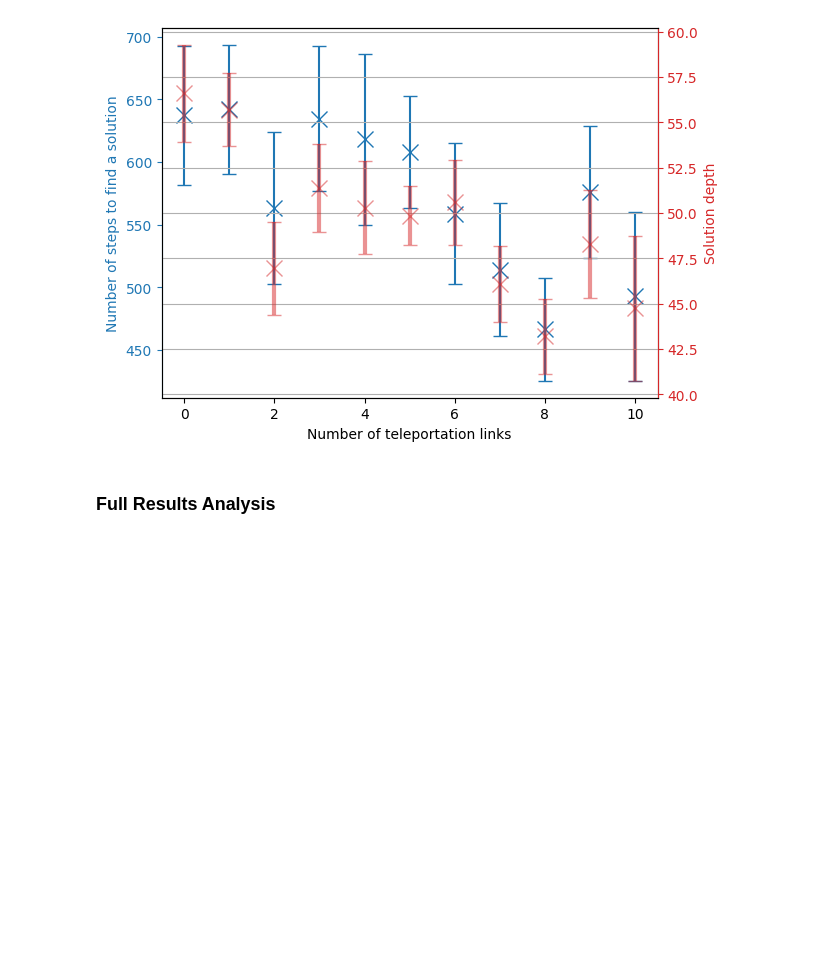
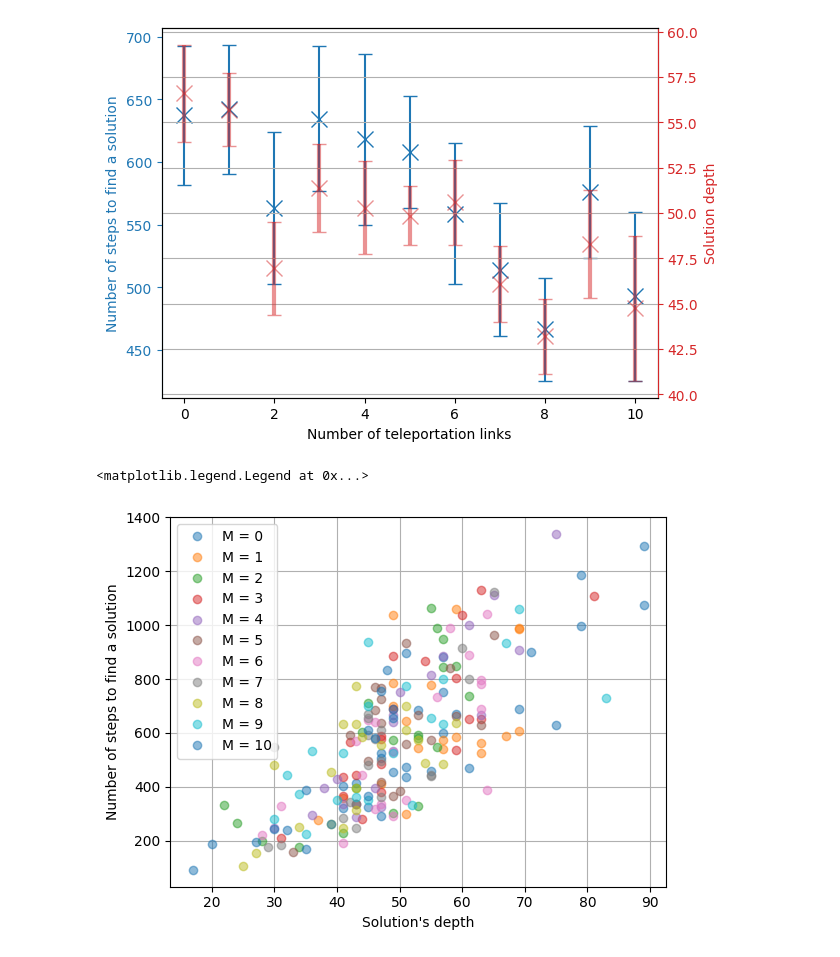
Before and after one commit to 0xInfty/TeleportationMaze, a Jupyter notebook: RandomMazeAStarGrowingM.ipynb, the cells around one changed output. Saved outputs shown, nothing was run; the diff lists cells and outputs as text; code cells hidden in the pictures; blank space fills up the shorter version.

Commit message:
Moved, removed, added plots

```diff
--- a/RandomMazeAStarGrowingM.ipynb
+++ b/RandomMazeAStarGrowingM.ipynb
@@ -266,5 +263,16 @@ ax2.spines['right'].set_color('C3')         #setting up above X-axis tick color
 plt.savefig(os.path.join(series_dir, "MPlot2.png"))
 # %% [output]
 [figure]
-# %% [markdown]
-### Full Results Analysis
+# %%
+%matplotlib inline
+for k, m in enumerate(M):
+    plt.plot(solution_depths[k], solution_n_steps[k], marker="o", linestyle="none", alpha=0.5, label=f"M = {m:.0f}")
+plt.xlabel("Solution's depth")
+plt.ylabel("Number of steps to find a solution")
+plt.grid()
+plt.legend()
+
+# plt.savefig(os.path.join(series_dir, "MPlot4.png"))
+# %% [output]
+<matplotlib.legend.Legend at 0x...>
+[figure, added]
```
Also changed, not shown: parts of 22 cells of this notebook, 1 other file.
